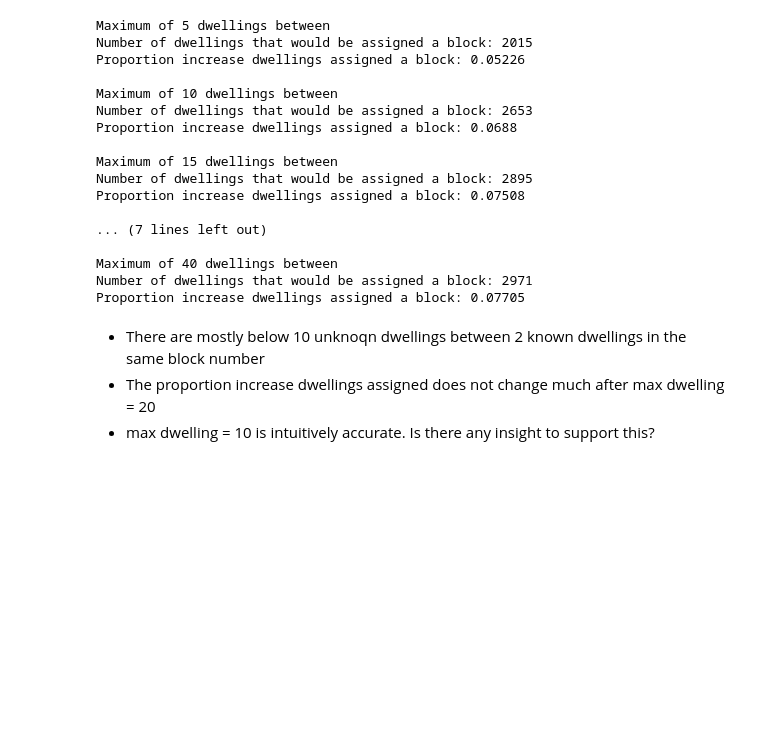
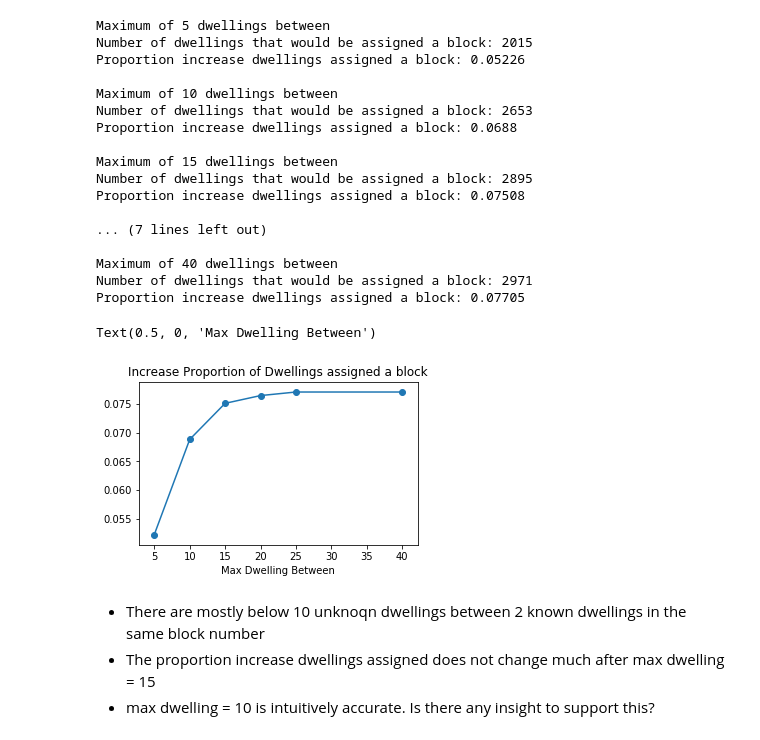
Before and after one commit to CenterForSpatialResearch/hnyc-spatial-linkage, a Jupyter notebook: interpolation_notebooks/Process_Documentation/Disambiguation_Analysis_v01_sequence_interpolation.ipynb, the cells around one changed output. Saved outputs shown, nothing was run; the diff lists cells and outputs as text; code cells hidden in the pictures; blank space fills up the shorter version.

Commit message:
added figure

```diff
--- a/interpolation_notebooks/Process_Documentation/Disambiguation_Analysis_v01_sequence_interpolation.ipynb
+++ b/interpolation_notebooks/Process_Documentation/Disambiguation_Analysis_v01_sequence_interpolation.ipynb
@@ -152,11 +152,12 @@ dtype: int64
 Same output as using distance sequence as well
 # %%
 num_between = [5,10,15, 20, 25,40]
-inter
+inter_increase = []
 for num in num_between:
     to_interpolate = interpolation.limit_dwellings_between(interpolate_dwellings,num)
     total_interpolate = to_interpolate["CD_ADDRESS"].isnull().sum()
     print("Maximum of {} dwellings between".format(str(num)))
+    inter_increase.append(round(total_interpolate/total_num_dwellings, 5))
 #     display(to_interpolate.loc[:,[ward_col, dwelling_col, block_col, "CD_ADDRESS", "CD_X", "CD_Y", "sequence_id"]].head(10))
     print("Number of dwellings that would be assigned a block:", total_interpolate)
     print("Proportion increase dwellings assigned a block:", round(total_interpolate/total_num_dwellings, 5), "\n")
@@ -178,7 +179,16 @@ Proportion increase dwellings assigned a block: 0.07508
 Maximum of 40 dwellings between
 Number of dwellings that would be assigned a block: 2971
 Proportion increase dwellings assigned a block: 0.07705
+# %%
+fig, ax = plt.subplots(1,1, figsize=(5,3))
+ax.plot(num_between, inter_increase)
+ax.scatter(num_between, inter_increase)
+ax.set_title("Increase Proportion of Dwellings assigned a block")
+ax.set_xlabel('Max Dwelling Between')
+# %% [output]
+Text(0.5, 0, 'Max Dwelling Between')
+[figure, added]
 # %% [markdown]
 * There are mostly below 10 unknoqn dwellings between 2 known dwellings in the same block number
-* The proportion increase dwellings assigned does not change much after max dwelling = 20
+* The proportion increase dwellings assigned does not change much after max dwelling = 15
 * max dwelling = 10 is intuitively accurate. Is there any insight to support this?
```
